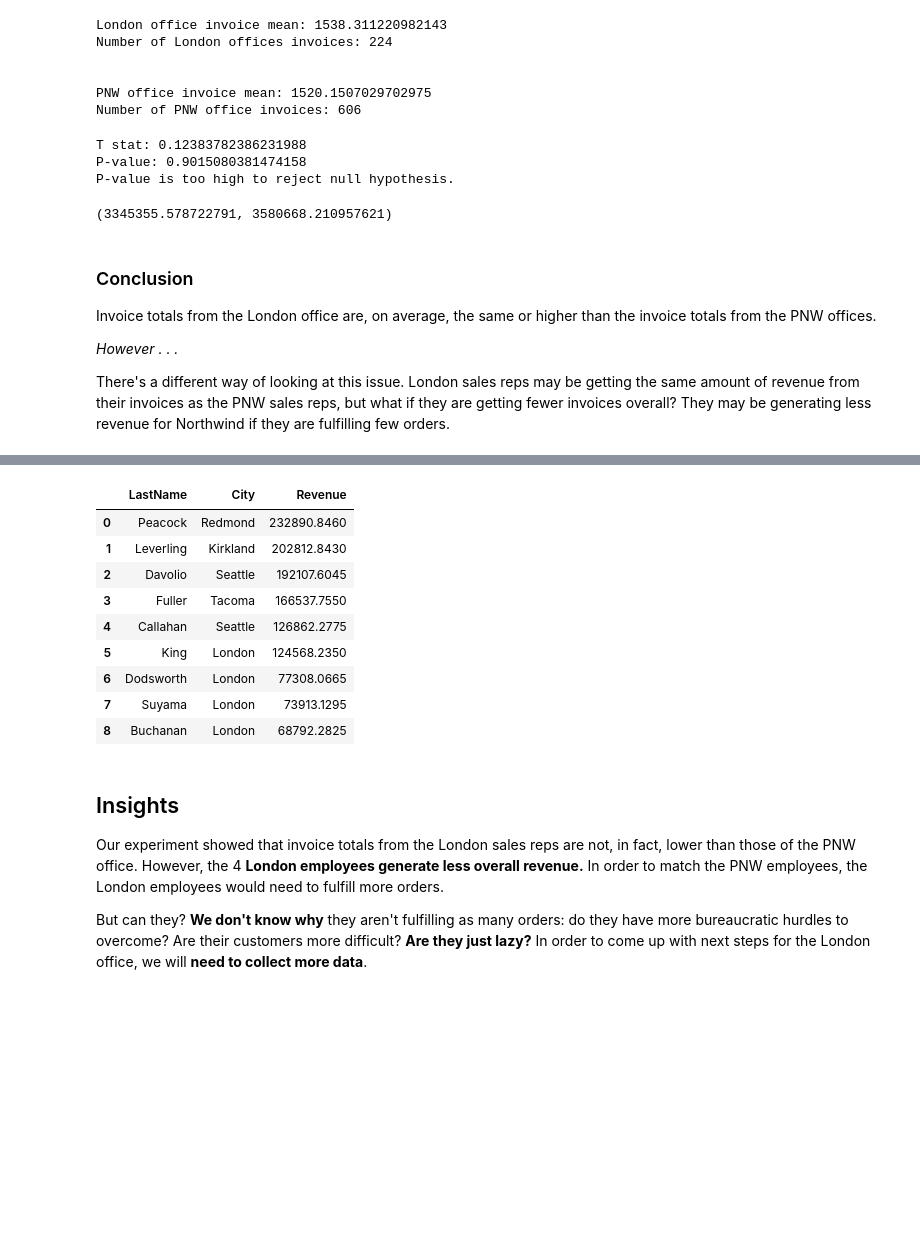
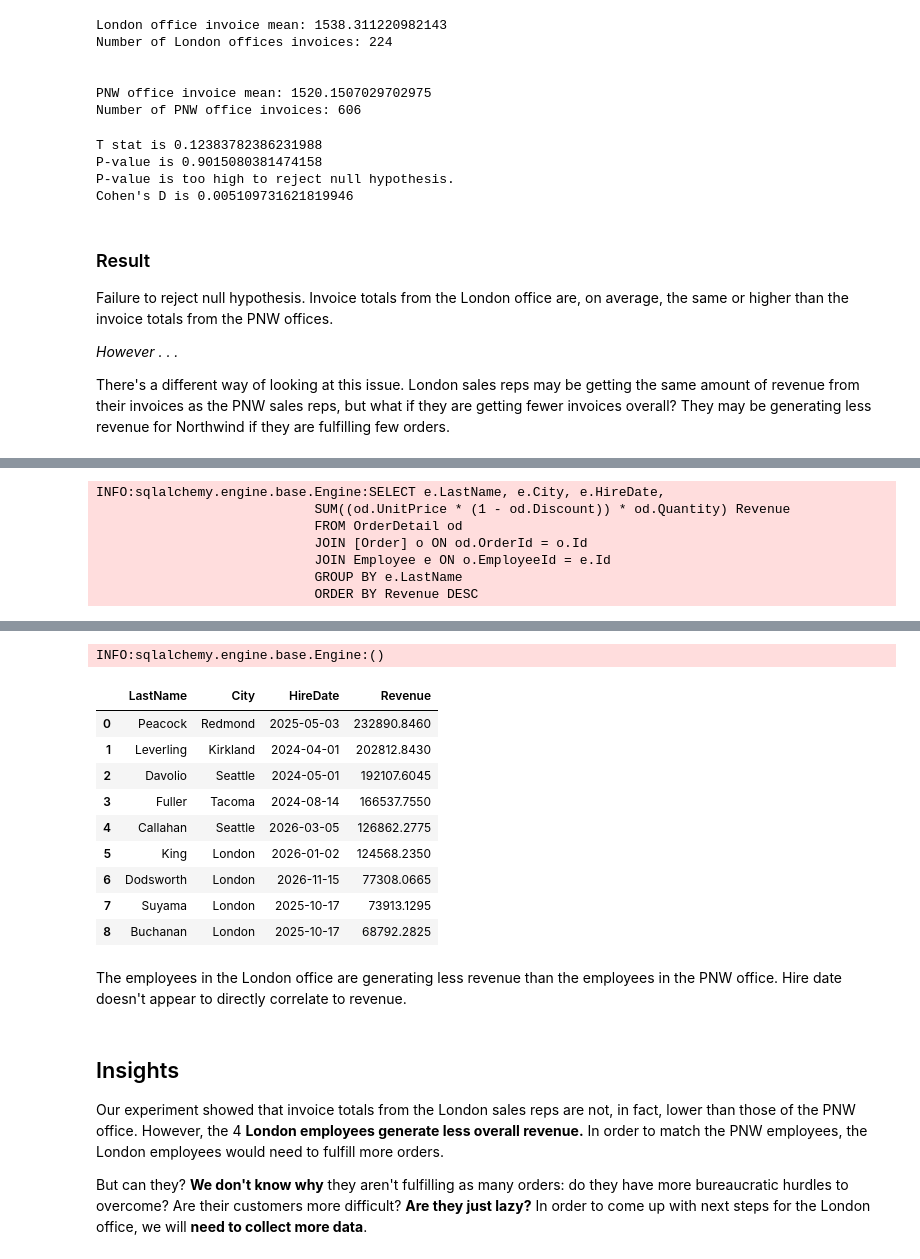
Before and after one commit to ssrosa/dsc-2-final-project-online-ds-pt-100118, a Jupyter notebook: student.ipynb, the cells around one changed output, grey strips where cells are left out. Saved outputs shown, nothing was run; the diff lists cells and outputs as text; code cells hidden in the pictures; blank space fills up the shorter version.

```diff
--- a/student.ipynb
+++ b/student.ipynb
@@ -132,15 +106,0 @@ Base.prepare()
-# %%
-#Create an object for each table
-Category = Base.classes.Category
-Customer = Base.classes.Customer
-CustomerCustomerDemo = Base.classes.CustomerCustomerDemo
-CustomerDemographic = Base.classes.CustomerDemographic
-Employee = Base.classes.Employee
-EmployeeTerritory = Base.classes.EmployeeTerritory
-Order = Base.classes.Order
-OrderDetail = Base.classes.OrderDetail
-Product = Base.classes.Product
-Region = Base.classes.Region
-Shipper = Base.classes.Shipper
-Supplier = Base.classes.Supplier
-Territory = Base.classes.Territory
@@ -1338,22 +897,20 @@ PNW office invoice mean: 1520.1507029702975
 Number of PNW office invoices: 606
 # %%
 t2, p2 = stats.ttest_ind(control2,treatment2, equal_var = False)
-print('T stat:', t2)
-print('P-value:', p2)
+print('T stat is', t2)
+print('P-value is', p2)
 if p2 > alpha:
     print('P-value is too high to reject null hypothesis.')
+print('Cohen\'s D is', cohend(control2, treatment2))
 # %% [output]
-T stat: 0.12383782386231988
-P-value: 0.9015080381474158
+T stat is 0.12383782386231988
+P-value is 0.9015080381474158
 P-value is too high to reject null hypothesis.
+Cohen's D is 0.005109731621819946
-# %%
-pnw_invoices['Invoice_total'].std()**2, london_invoices['Invoice_total'].std()**2
-# %% [output]
-(3345355.578722791, 3580668.210957621)
 # %% [markdown]
-### Conclusion
+### Result
 
-Invoice totals from the London office are, on average, the same or higher than the invoice totals from the PNW offices.
+Failure to reject null hypothesis. Invoice totals from the London office are, on average, the same or higher than the invoice totals from the PNW offices.
 
 *However . . .*
 
@@ -1361,7 +918,7 @@ There's a different way of looking at this issue. London sales reps may be getti
 # %%
 #How much revenue is generated by each employee?
 #Revenue per employee
-emp_rev = pd.read_sql_query('''SELECT e.LastName, e.City,
+emp_rev = pd.read_sql_query('''SELECT e.LastName, e.City, e.HireDate,
                             SUM((od.UnitPrice * (1 - od.Discount)) * od.Quantity) Revenue
                             FROM OrderDetail od
                             JOIN [Order] o ON od.OrderId = o.Id
@@ -1382,0 +938,7 @@ emp_rev
+INFO:sqlalchemy.engine.base.Engine:SELECT e.LastName, e.City, e.HireDate,
+                            SUM((od.UnitPrice * (1 - od.Discount)) * od.Quantity) Revenue
+                            FROM OrderDetail od
+                            JOIN [Order] o ON od.OrderId = o.Id
+                            JOIN Employee e ON o.EmployeeId = e.Id
+                            GROUP BY e.LastName
+                            ORDER BY Revenue DESC
@@ -1383,13 +946,16 @@ emp_rev
+INFO:sqlalchemy.engine.base.Engine:()
-|  | LastName | City | Revenue |
-| 0 | Peacock | Redmond | 232890.8460 |
-| 1 | Leverling | Kirkland | 202812.8430 |
-| 2 | Davolio | Seattle | 192107.6045 |
-| 3 | Fuller | Tacoma | 166537.7550 |
-| 4 | Callahan | Seattle | 126862.2775 |
-| 5 | King | London | 124568.2350 |
-| 6 | Dodsworth | London | 77308.0665 |
-| 7 | Suyama | London | 73913.1295 |
-| 8 | Buchanan | London | 68792.2825 |
+|  | LastName | City | HireDate | Revenue |
+| 0 | Peacock | Redmond | 2025-05-03 | 232890.8460 |
+| 1 | Leverling | Kirkland | 2024-04-01 | 202812.8430 |
+| 2 | Davolio | Seattle | 2024-05-01 | 192107.6045 |
+| 3 | Fuller | Tacoma | 2024-08-14 | 166537.7550 |
+| 4 | Callahan | Seattle | 2026-03-05 | 126862.2775 |
+| 5 | King | London | 2026-01-02 | 124568.2350 |
+| 6 | Dodsworth | London | 2026-11-15 | 77308.0665 |
+| 7 | Suyama | London | 2025-10-17 | 73913.1295 |
+| 8 | Buchanan | London | 2025-10-17 | 68792.2825 |
+# %% [markdown]
+The employees in the London office are generating less revenue than the employees in the PNW office. Hire date doesn't appear to directly correlate to revenue.
 # %% [markdown]
 ## Insights
 
```
Also changed, not shown: parts of 142 cells of this notebook.
